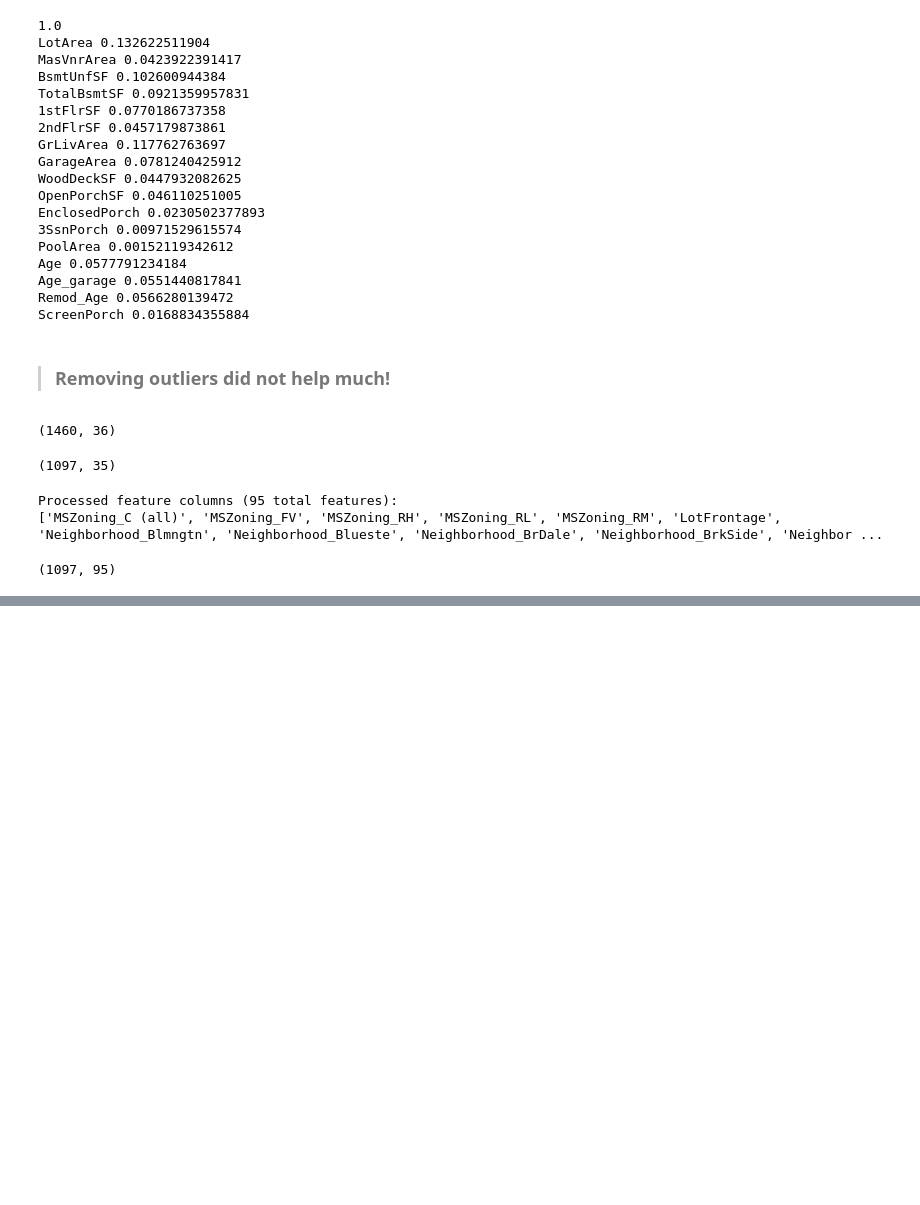
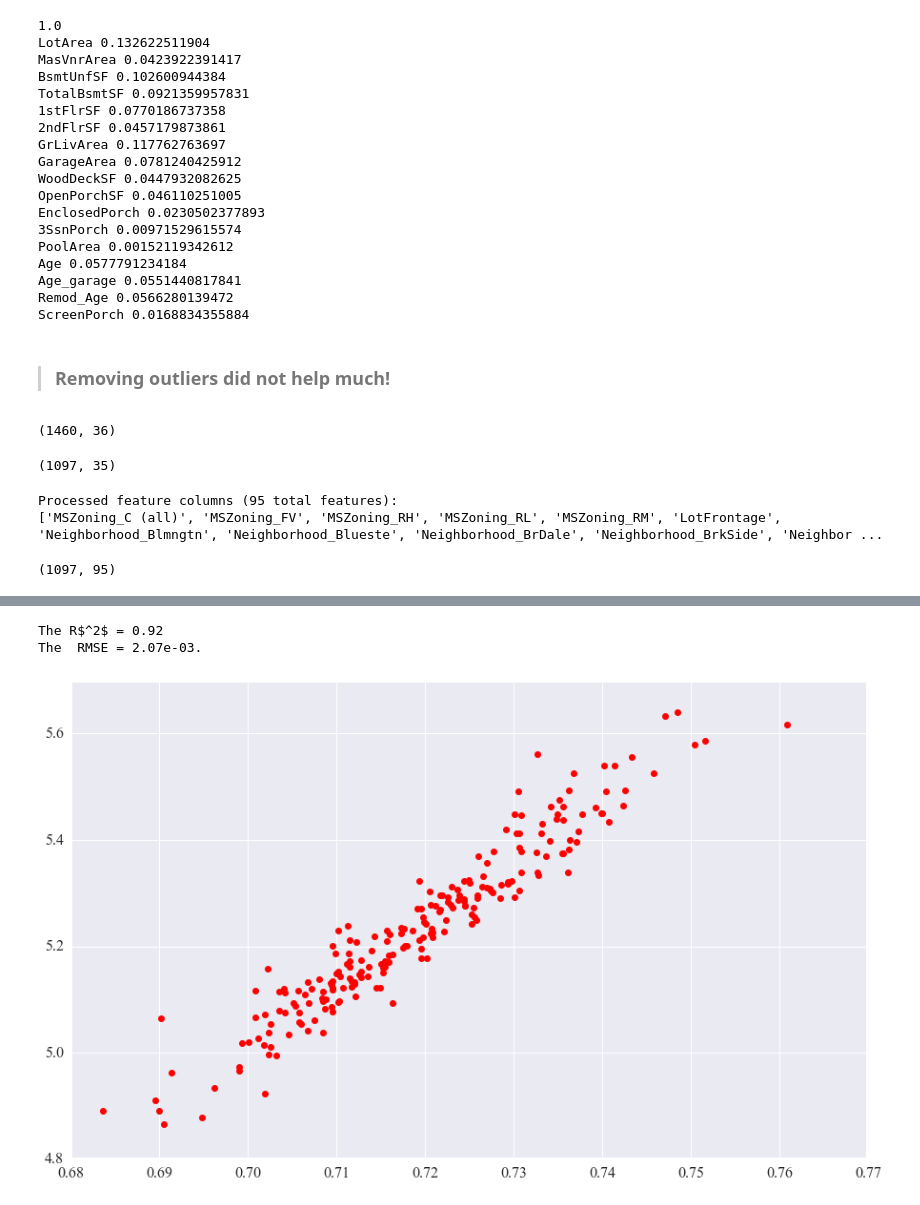
Before and after one commit to gmsardane/Predicting-Ames-Housing-Prices, a Jupyter notebook: Exploring and Predicting Ames Housing Prices.ipynb, the cells around one changed output, grey strips where cells are left out. Drawn from its saved outputs; the diff is of its cells as text; code cells hidden in the pictures; blank space fills up the shorter version.

```diff
--- a/Exploring and Predicting Ames Housing Prices.ipynb
+++ b/Exploring and Predicting Ames Housing Prices.ipynb
@@ -573,0 +588,5 @@ Testing set has 219 samples.
+# %%
+log_y=np.log10(y_all)
+X_train, X_test, y_train, y_test = create_sets(X_all, log_y)
+reg_log10 = fit_model(X_train, y_train, n_estimators=500, min_samples_leaf = 1, min_samples_split = 10)
+pred_log10 = reg_log10.predict(X_test)
@@ -573,0 +603,8 @@ Testing set has 219 samples.
+# %%
+plt.plot(np.log10(y_test), pred_log10, 'ro');
+print 'The R$^2$ = {:.2f}'.format(r2_score(pred_log10,y_test))
+print 'The  RMSE = {:.2e}.'.format(mean_squared_error(pred_log10, y_test))
+# %% [output]
+The R$^2$ = 0.92
+The  RMSE = 2.07e-03.
+[figure, added]
```
Also changed, not shown: parts of 3 cells of this notebook.
